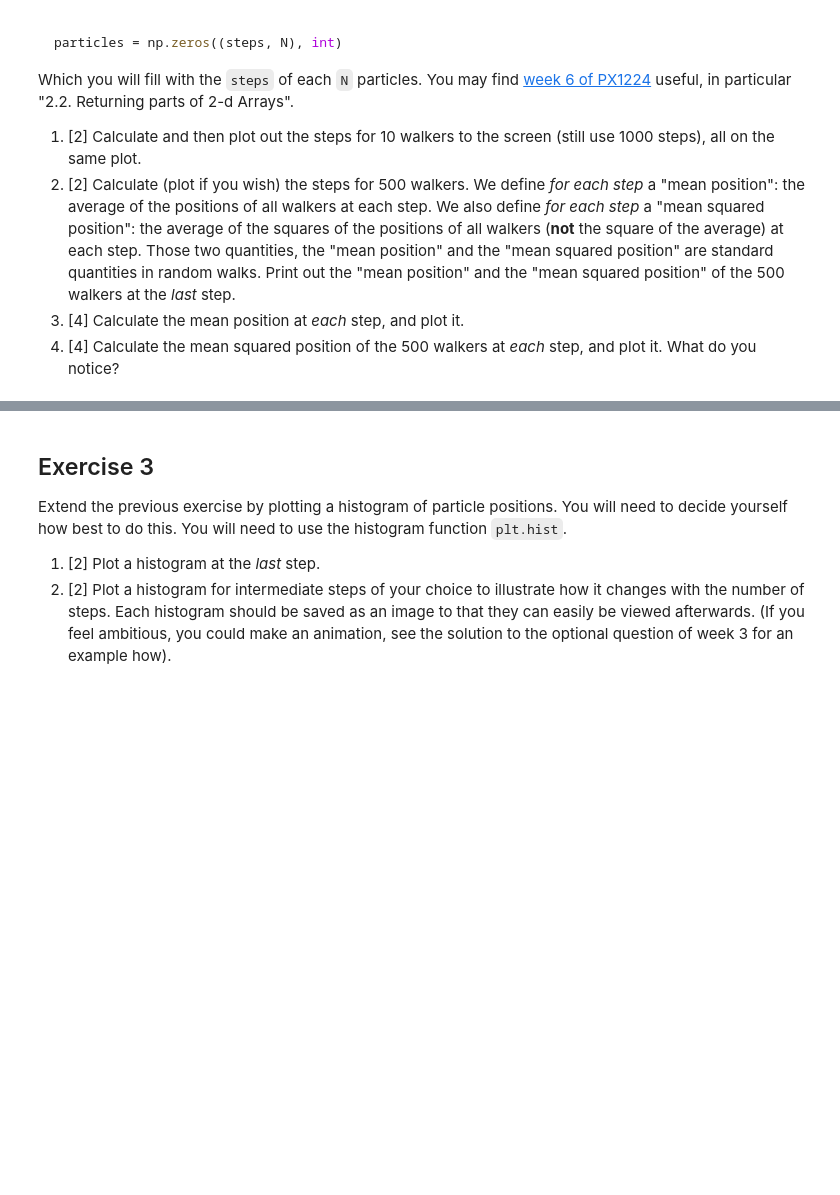
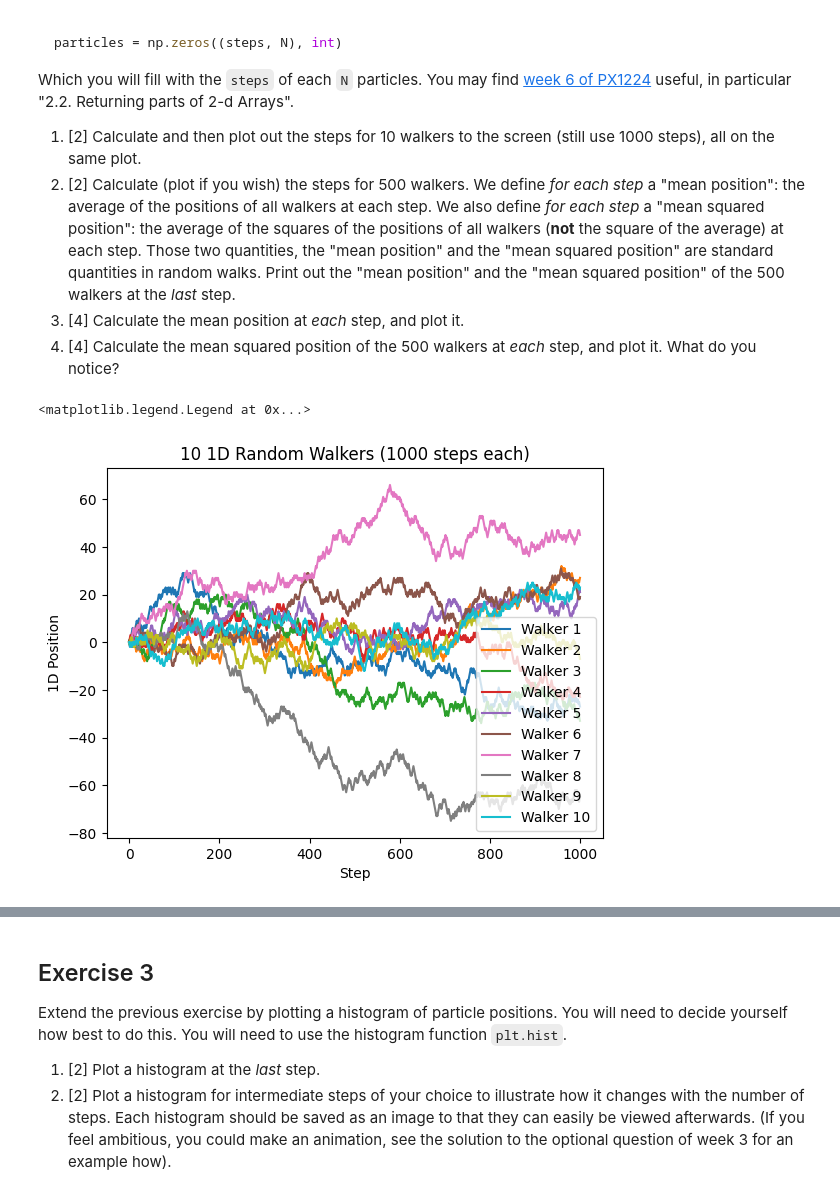
Before and after one commit to PX2145-2025/week-7-b-Barry-Owyn, a Jupyter notebook: Random_walk.ipynb, the cells around one changed output, grey strips where cells are left out. Cells and saved outputs as stored; diff of their text form; code cells hidden in the pictures; blank space fills up the shorter version.

```diff
--- a/Random_walk.ipynb
+++ b/Random_walk.ipynb
@@ -123,3 +123,24 @@ Which you will fill with the `steps` of each `N` particles. You may find [week 6
  3. [4] Calculate the mean position at _each_ step, and plot it.
  4. [4] Calculate the mean squared position of the 500 walkers at _each_ step, and
 plot it. What do you notice?
+# %%
+# Question 2
+
+# Create the 2D array which will store both the position of the particle and it's step. Each column represents a single walk, and each row represents a single step.
+particles = np.zeros((1000, 10), int)
+N = 10
+steps = 1000
+
+# Fill the empty array with the steps data for each of the N particles.
+for i in range(N):
+    particles[:, i] = walk(steps)
+    plt.plot(particles[:, i], label=f'Walker {i+1}') # Plots the 10 walkers, with the inputted walk data plotted against the number of steps utilising the 2dD array.
+    # Each walker is uniquely labelled using the i interger within the loop, increasing by 1 every time.
+
+plt.xlabel("Step")
+plt.ylabel("1D Position")
+plt.title(f"{N} 1D Random Walkers ({steps} steps each)")
+plt.legend()
+# %% [output]
+<matplotlib.legend.Legend at 0x...>
+[figure, added]
```
Also changed, not shown: parts of 7 cells of this notebook.
